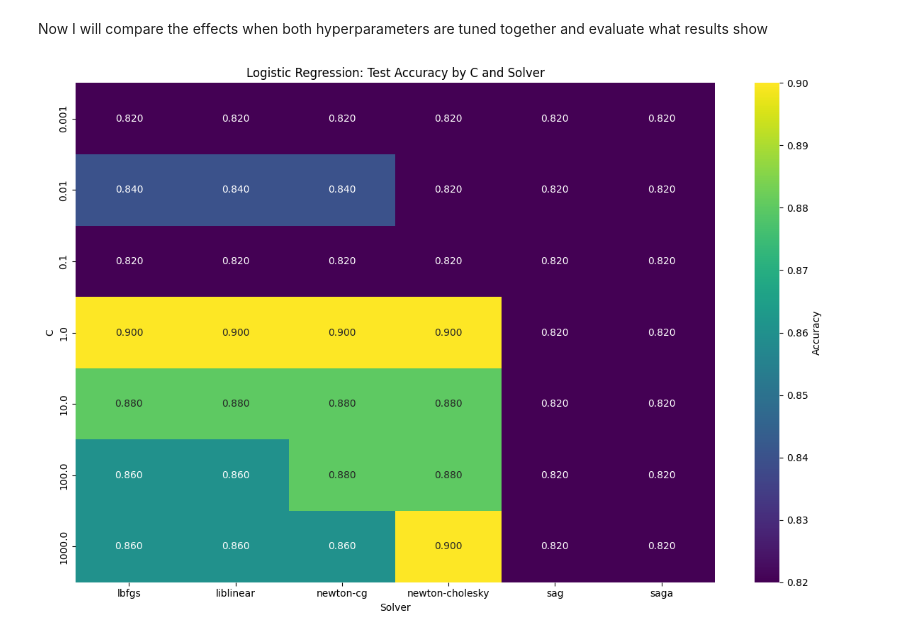
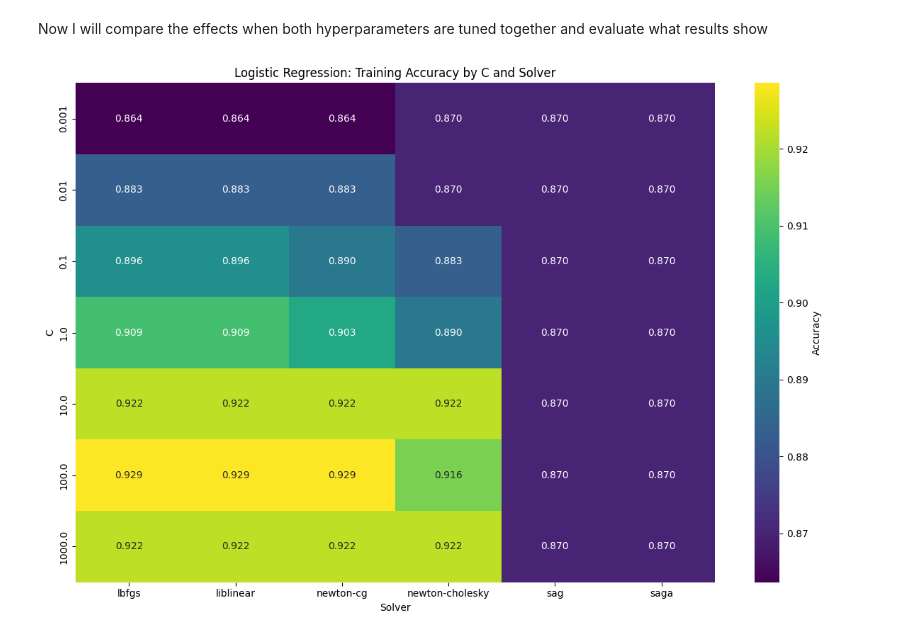
Before and after one commit to gavinmcg1/CT4101-Assignemnt1, a Jupyter notebook: Logistic Regression.ipynb, the cells around one changed output. Drawn from its saved outputs; the diff is of its cells as text; code cells hidden in the pictures.

Commit message:
Added heatmap for training accuracy as well as test accuracy

```diff
--- a/Logistic Regression.ipynb
+++ b/Logistic Regression.ipynb
@@ -224,31 +224,32 @@ Now I will compare the effects when both hyperparameters are tuned together and
 # %%
 import seaborn as sns
 
 results = []
 for c in c_values:
     for solver in solver_values:
         try:
             model = LogisticRegression(C=c, solver=solver, max_iter=1000)
             model.fit(X_train, y_train)
 
             predictions_training = model.predict(X_train)
             predictions_test = model.predict(X_test)
 
             acc_train = metrics.accuracy_score(y_train, predictions_training)
             acc_test = metrics.accuracy_score(y_test, predictions_test)
             results.append({"C": c, "Solver": solver, "Training Accuracy": acc_train, "Test Accuracy": acc_test})
         except Exception as e:
             results.append({"C": c, "Solver": solver, "Training Accuracy": None, "Test Accuracy": None})
             print(f"C: {c}, Solver: {solver} => Error: {e}")
 
 results_df = pd.DataFrame(results)
-pivot_table = results_df.pivot(index='C', columns='Solver', values='Test Accuracy')
+
 plt.figure(figsize=(12, 8))
+pivot_table = results_df.pivot(index='C', columns='Solver', values='Training Accuracy')
 sns.heatmap(pivot_table, annot=True, cmap="viridis", cbar_kws={'label': 'Accuracy'}, fmt=".3f")
-plt.title('Logistic Regression: Test Accuracy by C and Solver')
+plt.title('Logistic Regression: Training Accuracy by C and Solver')
 plt.xlabel('Solver')
 plt.ylabel('C')
 plt.tight_layout()
 plt.show()
 # %% [output]
-[figure, old version]
+[figure, new version]
```
Also changed, not shown: parts of 1 cell of this notebook.
